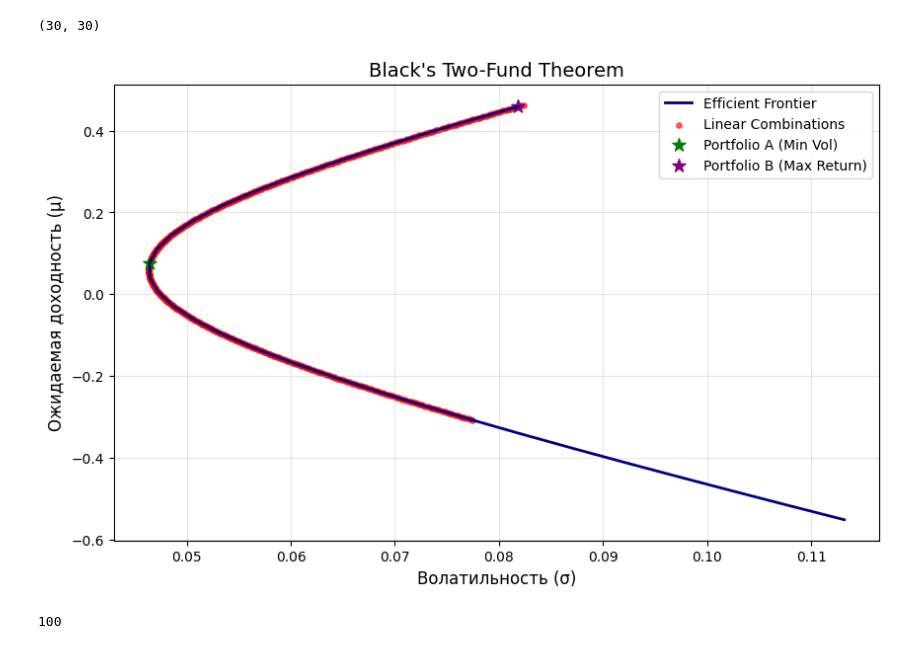
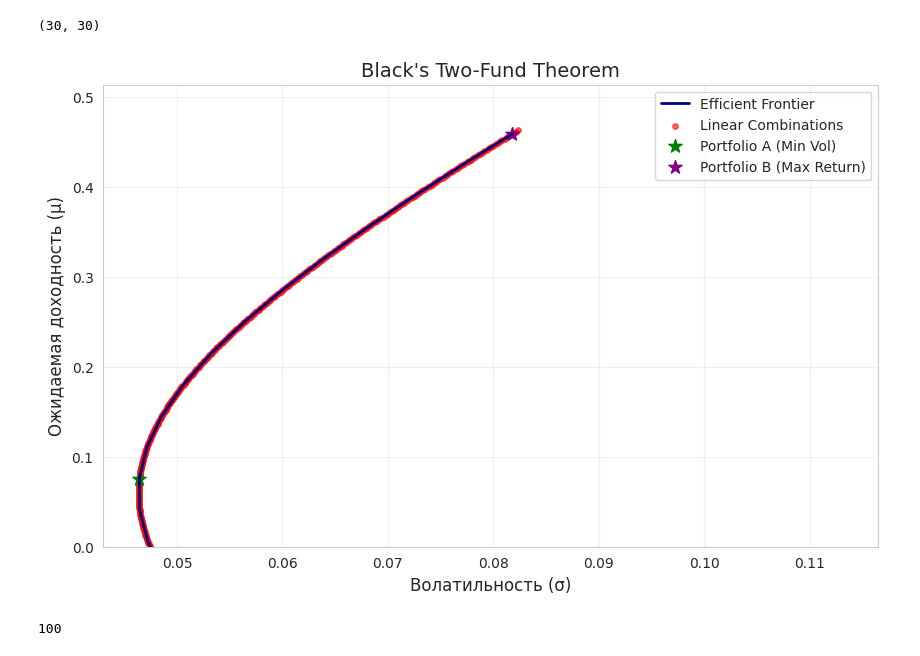
Before and after one commit to Blausher/risk_management, a Jupyter notebook: 22_23.ipynb, the cells around one changed output. Drawn from its saved outputs; the diff is of its cells as text; code cells hidden in the pictures.

```diff
--- a/22_23.ipynb
+++ b/22_23.ipynb
@@ -98,34 +98,35 @@ w_B = frontier_weights[max_return_idx]  # Максимальная доходн
 # Генерация линейных комбинаций
 alphas = np.linspace(-0.01, 2, 500)
 combined_returns = []
 combined_volatilities = []
 
 for alpha in alphas:
     w = alpha * w_A + (1 - alpha) * w_B
     mu = w @ expected_returns
     sigma = np.sqrt(w @ cov_matrix @ w.T)
     combined_returns.append(mu)
     combined_volatilities.append(sigma)
 
 # Визуализация
 plt.figure(figsize=(10, 6))
 plt.plot(frontier_volatilities[70:], target_returns[70:],
          label='Efficient Frontier', lw=2, color='navy')
 plt.scatter(combined_volatilities, combined_returns,
             s=15, alpha=0.6, color='red', label='Linear Combinations')
 plt.scatter([np.sqrt(w_A @ cov_matrix @ w_A)], [w_A @ expected_returns],
             s=100, color='green', marker='*', label='Portfolio A (Min Vol)')
 plt.scatter([np.sqrt(w_B @ cov_matrix @ w_B)], [w_B @ expected_returns],
             s=100, color='purple', marker='*', label='Portfolio B (Max Return)')
 
 plt.title("Black's Two-Fund Theorem", fontsize=14)
 plt.xlabel('Волатильность (σ)', fontsize=12)
 plt.ylabel('Ожидаемая доходность (μ)', fontsize=12)
 plt.legend()
 plt.grid(True, alpha=0.3)
+plt.ylim(bottom=0)
 plt.show()
 # %% [output]
-[figure, old version]
+[figure, new version]
 # %%
 len(frontier_volatilities)
 # %% [output]
```
Also changed, not shown: parts of 8 cells of this notebook.
